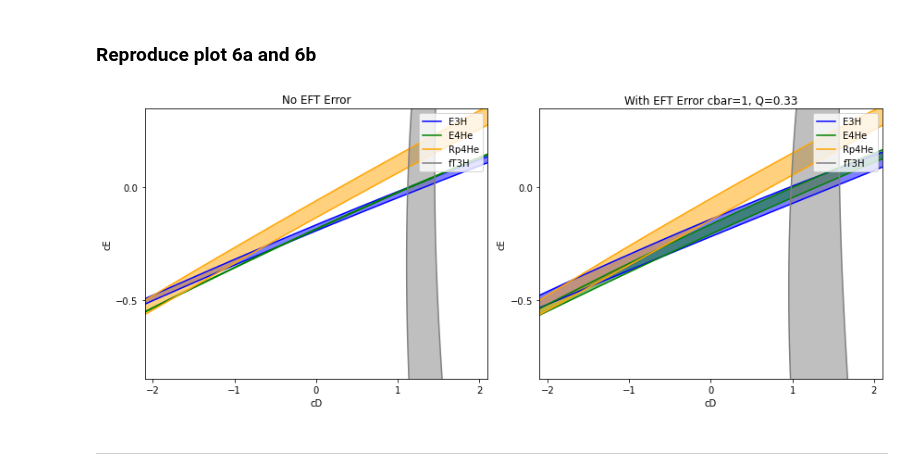
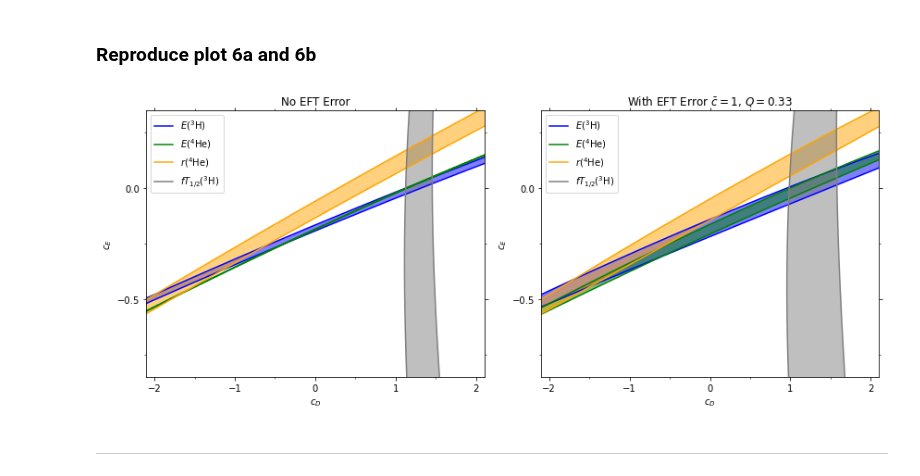
Before and after one commit to stach/lfd-project, a Jupyter notebook: Project1/project1.ipynb, the cells around one changed output. Saved outputs shown, nothing was run; the diff lists cells and outputs as text; code cells hidden in the pictures.

Commit message:
updated first plot

```diff
--- a/Project1/project1.ipynb
+++ b/Project1/project1.ipynb
@@ -165,78 +165,62 @@ axs[0].set_title("No EFT Error")
 # Rp4He_eval: orange
 # fT3H_eval: grey
 
-axs[0].minorticks_on()
-axs[0].xaxis.set_ticks_position('both')
-axs[0].yaxis.set_ticks_position('both')
-axs[0].xaxis.set_minor_locator(MultipleLocator(0.5))
-axs[0].yaxis.set_minor_locator(MultipleLocator(0.25))
-axs[1].minorticks_on()
-axs[1].xaxis.set_ticks_position('both')
-axs[1].yaxis.set_ticks_position('both')
-axs[1].xaxis.set_minor_locator(MultipleLocator(0.5))
-axs[1].yaxis.set_minor_locator(MultipleLocator(0.25))
-
 quantities_noefterr = [pE3H_noefterr, pE4He_noefterr, pRp4He_noefterr, pfT3H_noefterr]
 contour_levels_noefterr = [contour_level(quantity, 0.95) for quantity in quantities_noefterr]
 colors = ['blue', 'green', 'orange', 'grey']
 for quantity, level, color in zip(quantities_noefterr, contour_levels_noefterr, colors):
     axs[0].contourf(cD_eval, cE_eval, quantity, levels=[level, np.max(quantity)], colors=color, antialiased=True, alpha=0.5)
     axs[0].contour(cD_eval, cE_eval, quantity, levels=[level], colors=color, antialiased=True)
 
-legend_labels = [
-    mlines.Line2D([], [], color='blue', label='E3H'),
-    mlines.Line2D([], [], color='green', label='E4He'),
-    mlines.Line2D([], [], color='orange', label='Rp4He'),
-    mlines.Line2D([], [], color='grey', label='fT3H')
-]
-axs[0].legend(handles=legend_labels)
-
-axs[0].set_xlim([-2.1, 2.1])
-axs[0].set_xticks([-2, -1, 0, 1, 2])
-axs[0].set_xlabel('cD')
-
-axs[0].set_ylim([-0.85, 0.35])
-axs[0].set_yticks([-0.5, 0])
-axs[0].set_ylabel('cE')
-
 # 6b)
-axs[1].set_title("With EFT Error cbar=1, Q=0.33")
+axs[1].set_title(r"With EFT Error $\bar{c}=1$, $Q=0.33$")
 
 # E4He_eval: blue
 # E3H_eval: green
 # Rp4He_eval: orange
 # fT3H_eval: grey
 
 quantities_efterr = [pE3H_efterr, pE4He_efterr, pRp4He_efterr, pfT3H_efterr]
 contour_levels_efterr = [contour_level(quantity, 0.68) for quantity in quantities_efterr]
 colors = ['blue', 'green', 'orange', 'grey']
 for quantity, level, color in zip(quantities_efterr, contour_levels_efterr, colors):
     axs[1].contourf(cD_eval, cE_eval, quantity, levels=[level, np.max(quantity)], colors=color, antialiased=True, alpha=0.5)
     axs[1].contour(cD_eval, cE_eval, quantity, levels=[level], colors=color, antialiased=True)
 
 legend_labels = [
-    mlines.Line2D([], [], color='blue', label='E3H'),
-    mlines.Line2D([], [], color='green', label='E4He'),
-    mlines.Line2D([], [], color='orange', label='Rp4He'),
-    mlines.Line2D([], [], color='grey', label='fT3H')
+    mlines.Line2D([], [], color='blue', label='$E(^3\mathrm{H})$'),
+    mlines.Line2D([], [], color='green', label='$E(^4\mathrm{He})$'),
+    mlines.Line2D([], [], color='orange', label='$r(^4\mathrm{He})$'),
+    mlines.Line2D([], [], color='grey', label='$fT_{1/2}(^3\mathrm{H})$')
 ]
-axs[1].legend(handles=legend_labels)
 
-axs[1].set_xlim([-2.1, 2.1])
-axs[1].set_xticks([-2, -1, 0, 1, 2])
-axs[1].set_xlabel('cD')
+for ax in axs:
+    ax.minorticks_on()
+    ax.xaxis.set_ticks_position('both')
+    ax.yaxis.set_ticks_position('both')
+    ax.xaxis.set_minor_locator(MultipleLocator(0.5))
+    ax.yaxis.set_minor_locator(MultipleLocator(0.25))
 
-axs[1].set_ylim([-0.85, 0.35])
-axs[1].set_yticks([-0.5, 0])
-axs[1].set_ylabel('cE')
+    ax.legend(handles=legend_labels)
+
+    ax.set_xlim([-2.1, 2.1])
+    ax.set_xticks([-2, -1, 0, 1, 2])
+    ax.set_xlabel('$c_D$')
+
+    ax.set_ylim([-0.85, 0.35])
+    ax.set_yticks([-0.5, 0])
+    ax.set_ylabel('$c_E$')
+
+    ax.legend(handles=legend_labels, loc="upper left")
 
 # Adjust layout
-plt.tight_layout()
+fig.tight_layout()
 
+fig.savefig("obersable_contour_plot.png", dpi=500)
 # Show the plot
 plt.show()
 # %% [output]
-[figure, old version]
+[figure, new version]
 # %% [markdown]
 ---
 # %% [markdown]
```
Also changed, not shown: 1 other file.
